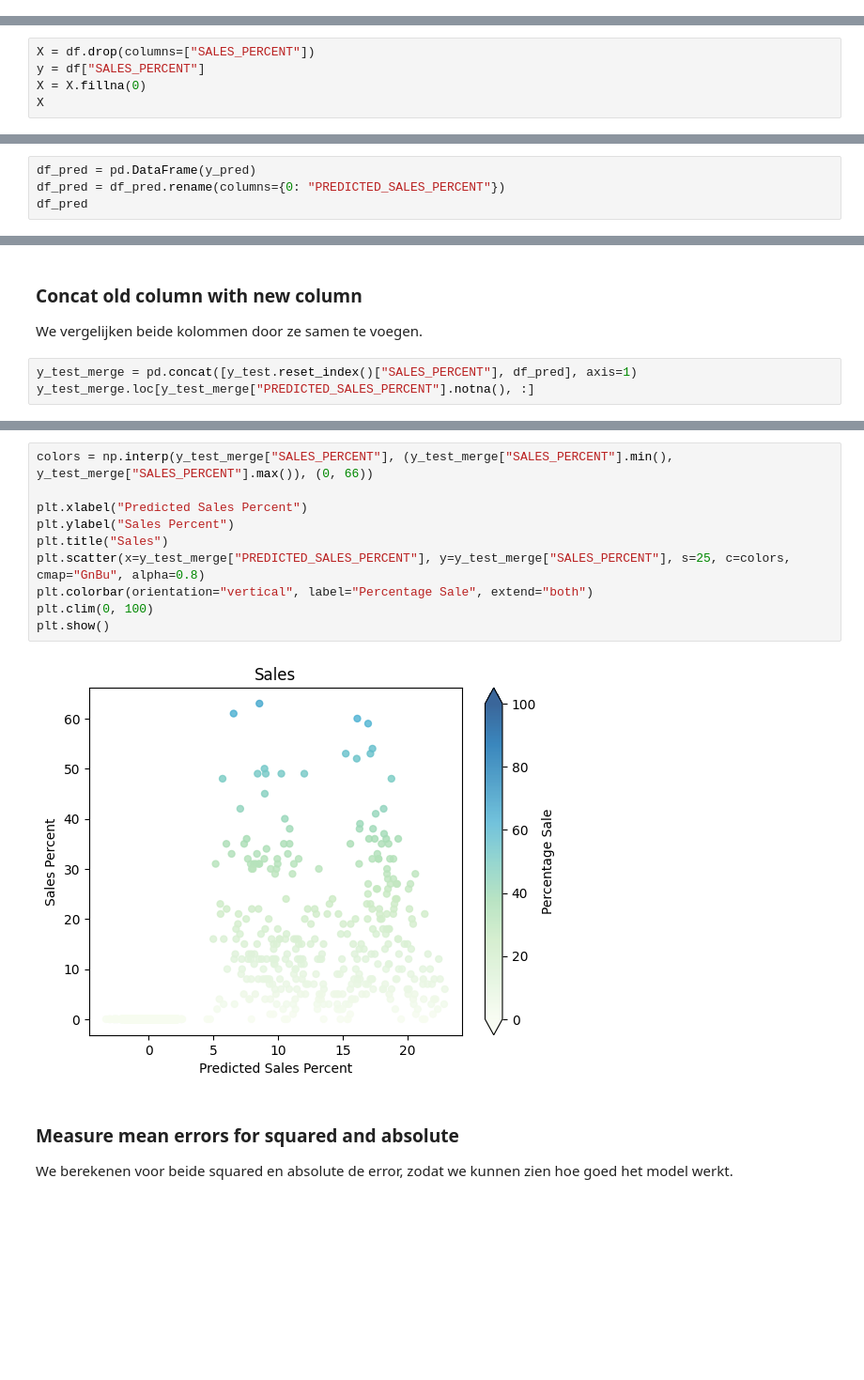
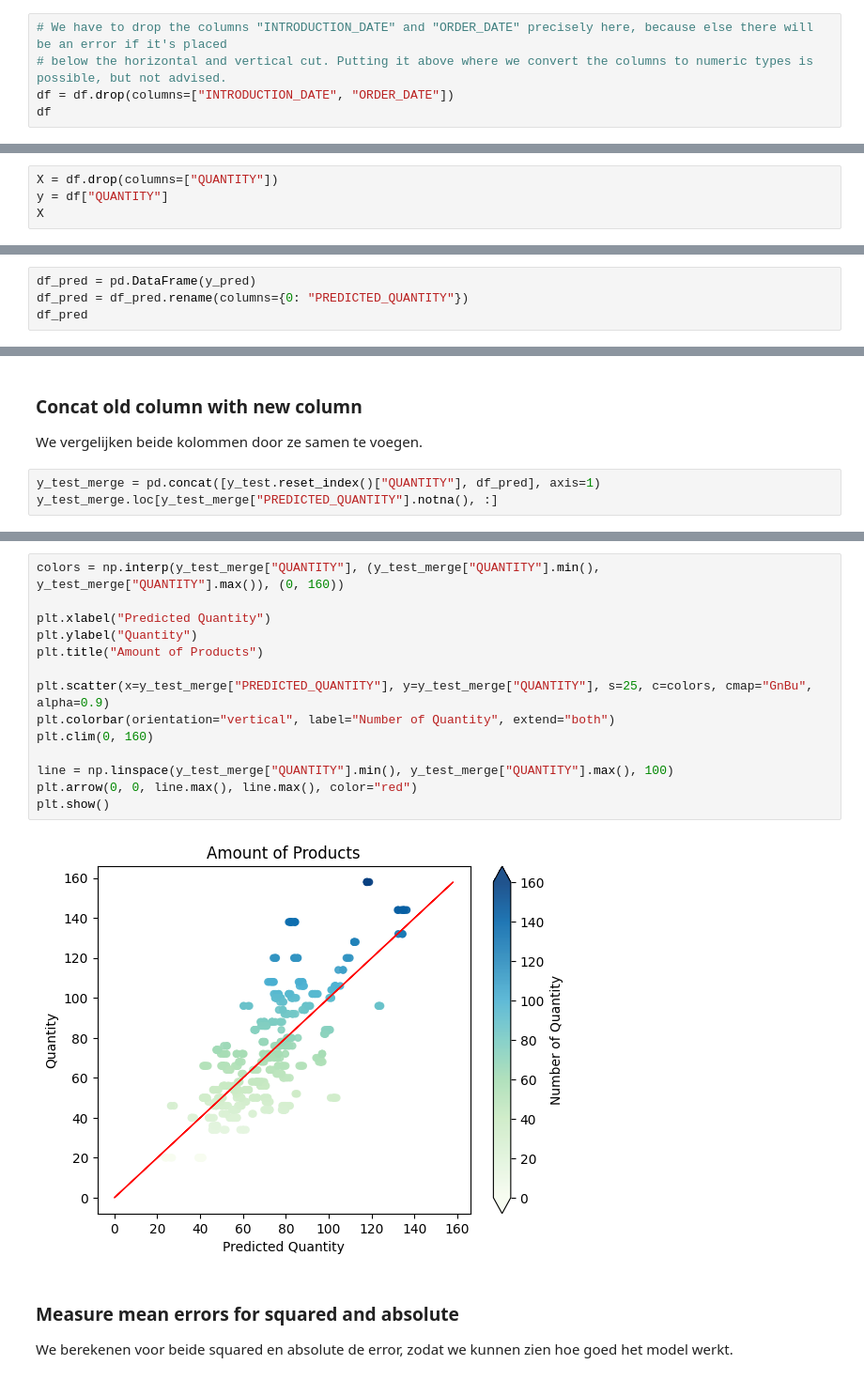
Before and after one commit to RedIsGaming/deds_ml, a Jupyter notebook: src/regressionmodel.ipynb, the cells around one changed output, grey strips where cells are left out. Shown: that part at 94% size. Cells and saved outputs as stored; diff of their text form; blank space fills up the shorter version.

```diff
--- a/src/regressionmodel.ipynb
+++ b/src/regressionmodel.ipynb
@@ -219,0 +312,5 @@ for column in df.columns:
+# %%
+# We have to drop the columns "INTRODUCTION_DATE" and "ORDER_DATE" precisely here, because else there will be an error if it's placed
+# below the horizontal and vertical cut. Putting it above where we convert the columns to numeric types is possible, but not advised.
+df = df.drop(columns=["INTRODUCTION_DATE", "ORDER_DATE"])
+df
@@ -224,6 +335,5 @@ We snijden horizontaal en verticaal, zodat we het model kunnen trainen en testen
 # %%
-X = df.drop(columns=["SALES_PERCENT"])
-y = df["SALES_PERCENT"]
-X = X.fillna(0)
+X = df.drop(columns=["QUANTITY"])
+y = df["QUANTITY"]
 X
 # %% [output]
@@ -268,6 +393,6 @@ array([ 0.94418723, -0.12738267,  0.85285252, ...,  1.15602694,
 We maken een nieuwe kolom aan met een nieuwe naam die we met het oude kolom kunnen vergelijken.
 # %%
 df_pred = pd.DataFrame(y_pred)
-df_pred = df_pred.rename(columns={0: "PREDICTED_SALES_PERCENT"})
+df_pred = df_pred.rename(columns={0: "PREDICTED_QUANTITY"})
 df_pred
 # %% [output]
@@ -289,6 +414,6 @@ df_pred
 
 We vergelijken beide kolommen door ze samen te voegen.
 # %%
-y_test_merge = pd.concat([y_test.reset_index()["SALES_PERCENT"], df_pred], axis=1)
-y_test_merge.loc[y_test_merge["PREDICTED_SALES_PERCENT"].notna(), :]
+y_test_merge = pd.concat([y_test.reset_index()["QUANTITY"], df_pred], axis=1)
+y_test_merge.loc[y_test_merge["PREDICTED_QUANTITY"].notna(), :]
 # %% [output]
@@ -312,15 +437,19 @@ Met Matplotlib kunnen we wederom weer in een grafiek de tabellen met elkaar verg
 # %%
-colors = np.interp(y_test_merge["SALES_PERCENT"], (y_test_merge["SALES_PERCENT"].min(), y_test_merge["SALES_PERCENT"].max()), (0, 66))
+colors = np.interp(y_test_merge["QUANTITY"], (y_test_merge["QUANTITY"].min(), y_test_merge["QUANTITY"].max()), (0, 160))
 
-plt.xlabel("Predicted Sales Percent")
-plt.ylabel("Sales Percent")
-plt.title("Sales")
-plt.scatter(x=y_test_merge["PREDICTED_SALES_PERCENT"], y=y_test_merge["SALES_PERCENT"], s=25, c=colors, cmap="GnBu", alpha=0.8)
-plt.colorbar(orientation="vertical", label="Percentage Sale", extend="both")
-plt.clim(0, 100)
+plt.xlabel("Predicted Quantity")
+plt.ylabel("Quantity")
+plt.title("Amount of Products")
+
+plt.scatter(x=y_test_merge["PREDICTED_QUANTITY"], y=y_test_merge["QUANTITY"], s=25, c=colors, cmap="GnBu", alpha=0.9)
+plt.colorbar(orientation="vertical", label="Number of Quantity", extend="both")
+plt.clim(0, 160)
+
+line = np.linspace(y_test_merge["QUANTITY"].min(), y_test_merge["QUANTITY"].max(), 100)
+plt.arrow(0, 0, line.max(), line.max(), color="red")
 plt.show()
 # %% [output]
-[figure, old version]
+[figure, new version]
 # %% [markdown]
 ### Measure mean errors for squared and absolute
 
```
Also changed, not shown: parts of 44 cells of this notebook, 3 other files.
